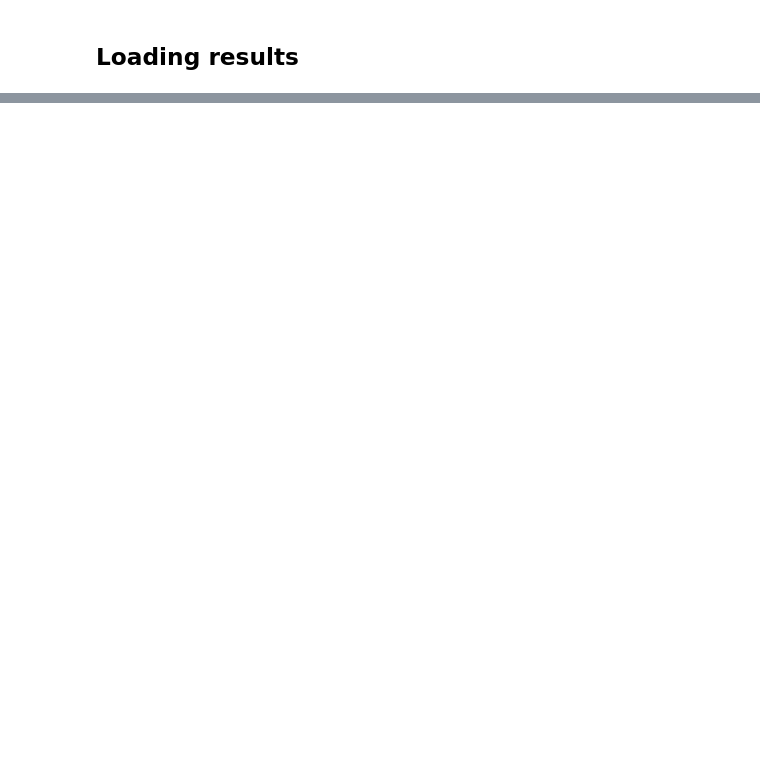
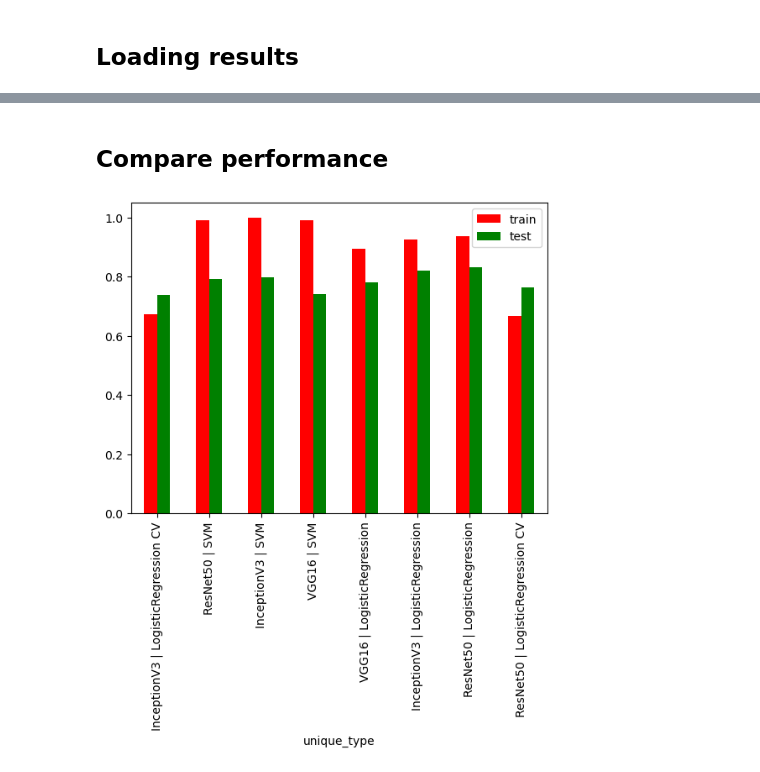
Before and after one commit to chinmaymokashicm/bmi_6331, a Jupyter notebook: data_challenge/task_1.ipynb, the cells around one changed output, grey strips where cells are left out. Saved outputs shown, nothing was run; the diff lists cells and outputs as text; code cells hidden in the pictures; blank space fills up the shorter version.

```diff
--- a/data_challenge/task_1.ipynb
+++ b/data_challenge/task_1.ipynb
@@ -153,0 +251,11 @@ fig.savefig("all_roc.png")
+# %% [markdown]
+## Compare performance
+# %%
+df_summary, df_group, ax = code_obj.generate_model_performance_summary()
+df_group["pred"] = df_group["pred"].apply(lambda val: 1 if val else 0)
+df_group["age"] = df_group["age"].apply(lambda val: int(val[:-1]))
+df_group["accurate"] = df_group.apply(lambda row: True if row["true"] == row["pred"] else False, axis=1)
+bins_age = [0, 10, 30, 50, 60, 80, 100, 450]
+df_group["age_binned"] = pd.cut(df_group["age"], bins_age)
+# %% [output]
+[figure, added]
```
Also changed, not shown: parts of 21 cells of this notebook.
